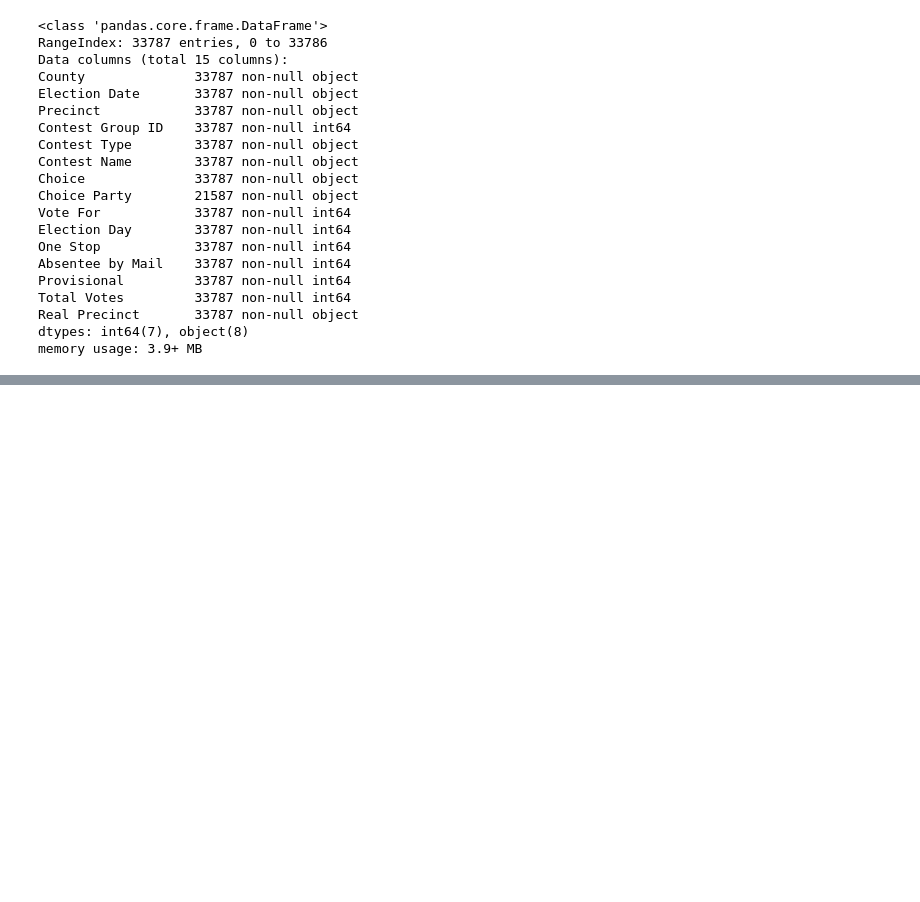
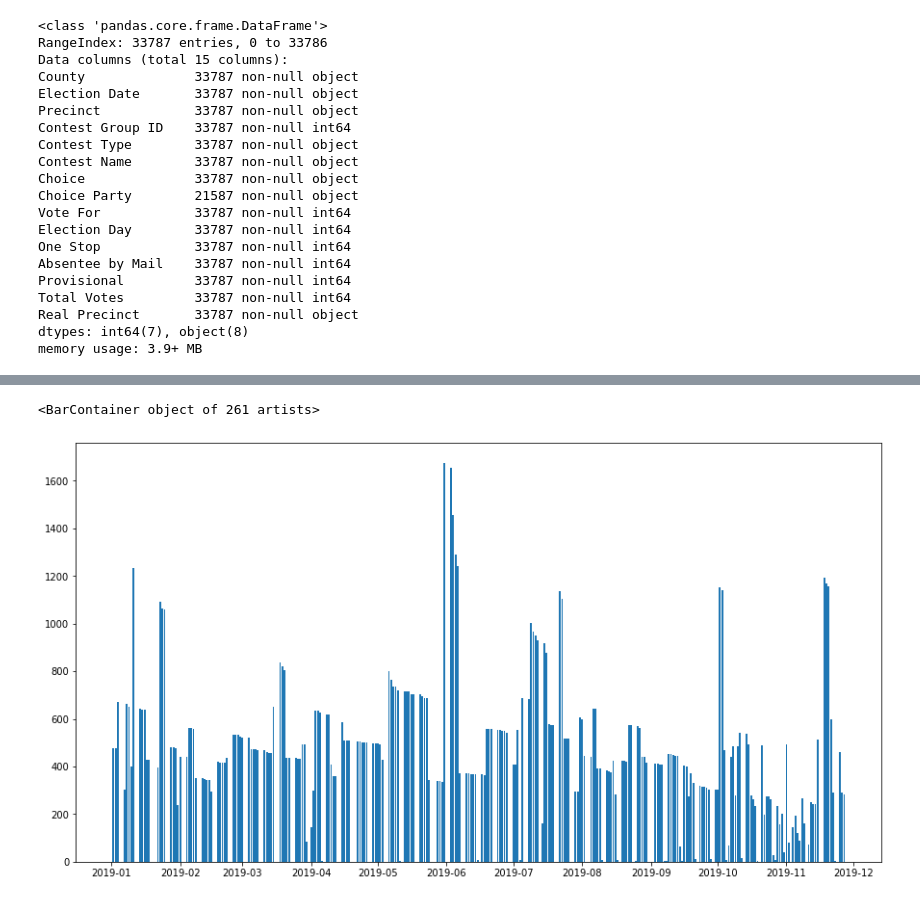
Before and after one commit to StevenDye/NC-Predicting-Political-Party-Changes, a Jupyter notebook: Master_Notebook.ipynb, the cells around one changed output, grey strips where cells are left out. Saved outputs shown, nothing was run; the diff lists cells and outputs as text; code cells hidden in the pictures; blank space fills up the shorter version.

```diff
--- a/Master_Notebook.ipynb
+++ b/Master_Notebook.ipynb
@@ -127,0 +231,2 @@ memory usage: 3.9+ MB
+# %%
+df.change_dt = pd.to_datetime(df.change_dt)
@@ -127,0 +242,6 @@ memory usage: 3.9+ MB
+# %%
+plt.figure(figsize = (15, 8))
+plt.bar(df.change_dt.unique(), df.change_dt.value_counts())
+# %% [output]
+<BarContainer object of 261 artists>
+[figure, added]
```
Also changed, not shown: parts of 26 cells of this notebook.
